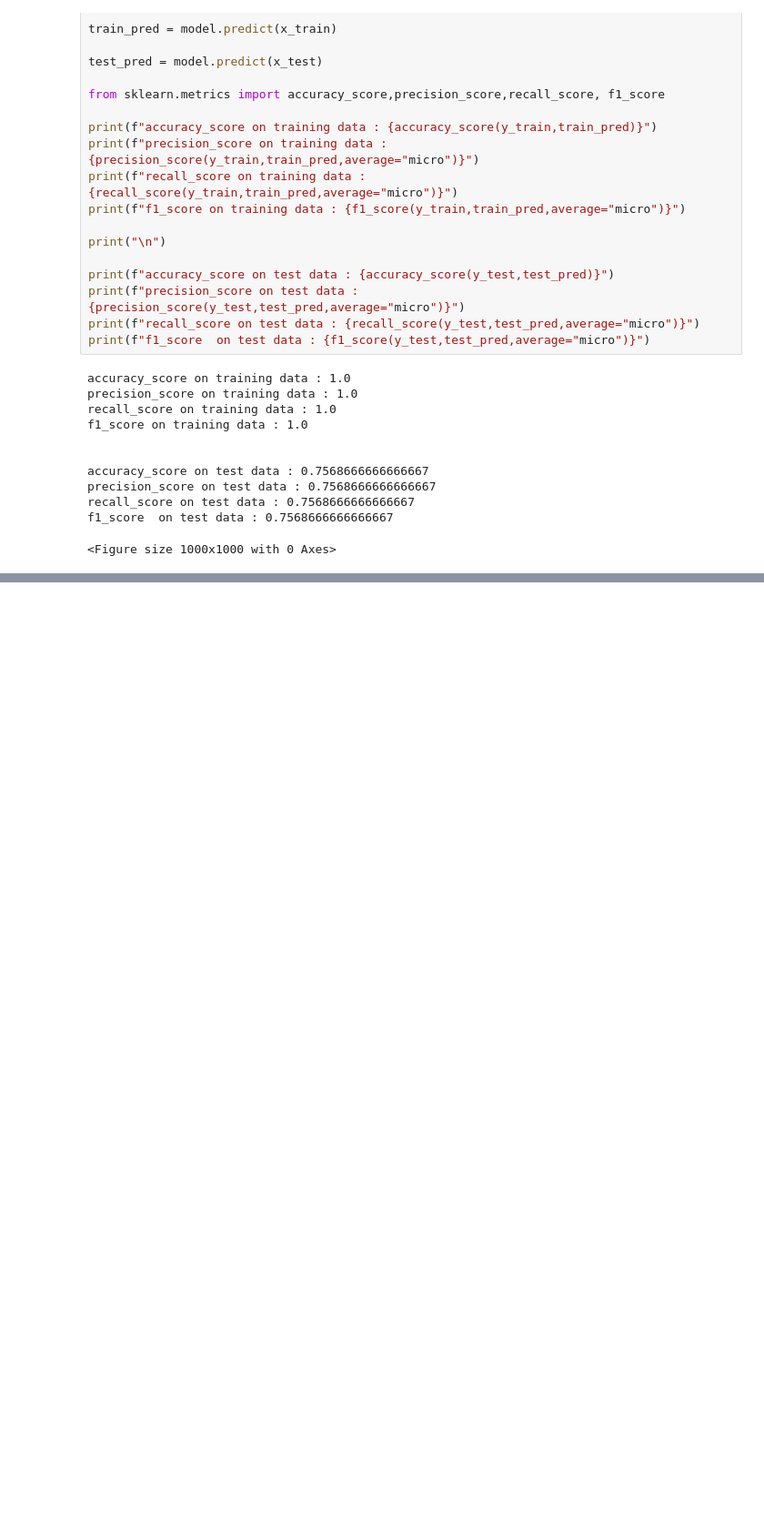
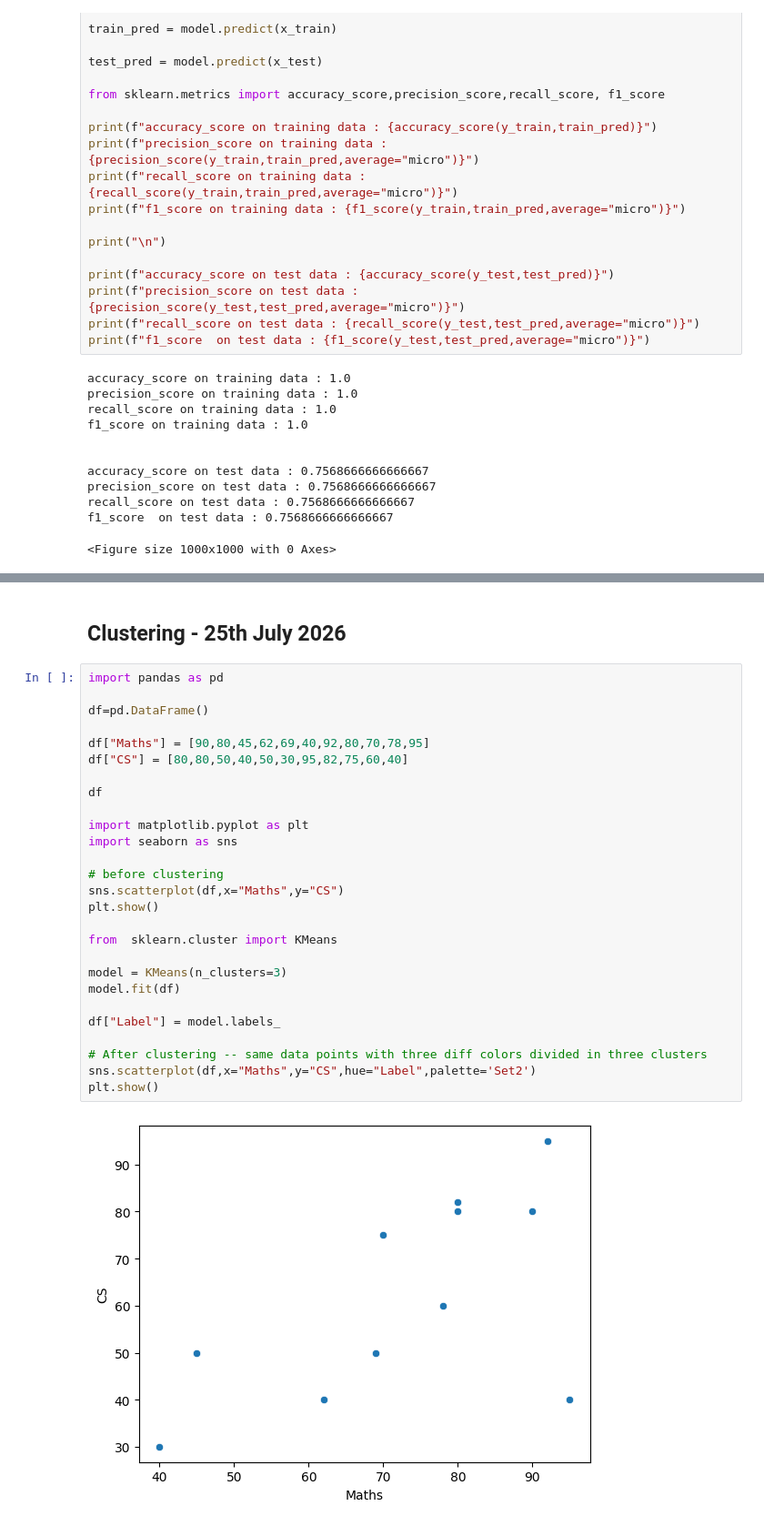
Before and after one commit to rupahli/AIML, a Jupyter notebook: Code/LinearRegression_18thJuly.ipynb, the cells around one changed output, grey strips where cells are left out. Shown at 91% size. Drawn from its saved outputs; the diff is of its cells as text; blank space fills up the shorter version.

Commit message:
25th July

```diff
--- a/Code/LinearRegression_18thJuly.ipynb
+++ b/Code/LinearRegression_18thJuly.ipynb
@@ -594,0 +883,31 @@ f1_score  on test data : 0.7568666666666667
+# %% [markdown]
+## Clustering - 25th July 2026
+# %%
+import pandas as pd
+
+df=pd.DataFrame()
+
+df["Maths"] = [90,80,45,62,69,40,92,80,70,78,95]
+df["CS"] = [80,80,50,40,50,30,95,82,75,60,40]
+
+df
+
+import matplotlib.pyplot as plt
+import seaborn as sns
+
+# before clustering
+sns.scatterplot(df,x="Maths",y="CS")
+plt.show()
+
+from  sklearn.cluster import KMeans
+
+model = KMeans(n_clusters=3)
+model.fit(df)
+
+df["Label"] = model.labels_
+
+# After clustering -- same data points with three diff colors divided in three clusters
+sns.scatterplot(df,x="Maths",y="CS",hue="Label",palette='Set2')
+plt.show()
+# %% [output]
+[figure, added]
```
Also changed, not shown: parts of 14 cells of this notebook, 2 other files.
